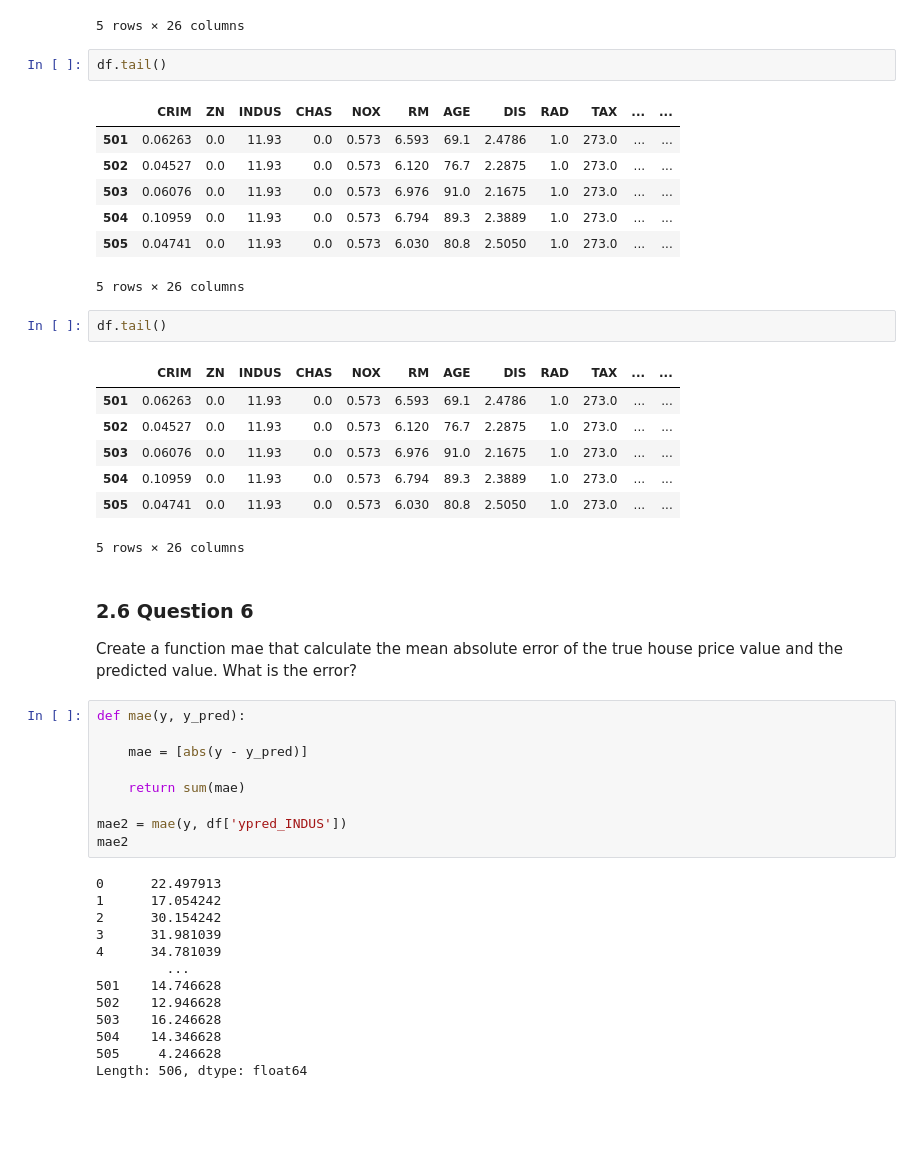
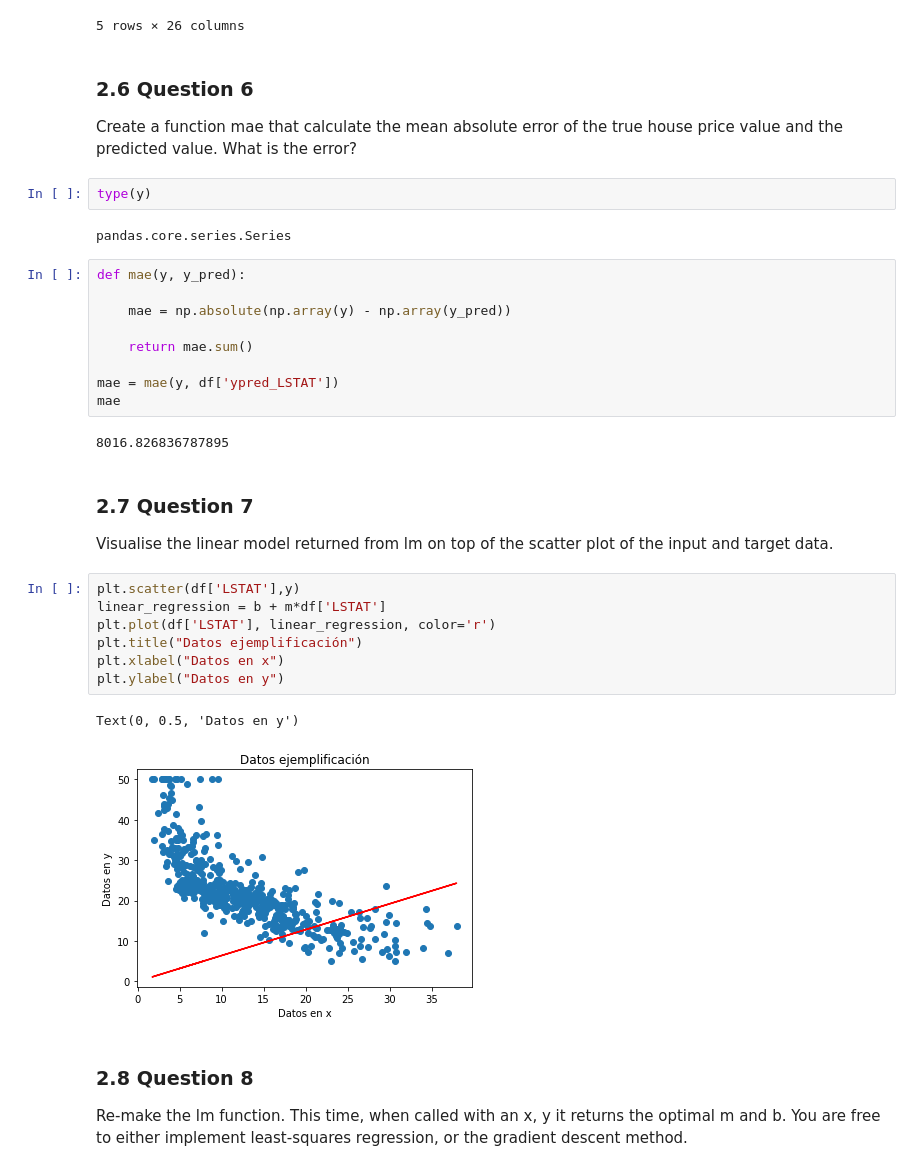
Before and after one commit to YosefGuevara012/ML_MIR, a Jupyter notebook: Lab 1. Linear regresion/Lab 1. Linear regression.ipynb, the cells around one changed output. Saved outputs shown, nothing was run; the diff lists cells and outputs as text; blank space fills up the shorter version.

```diff
--- a/Lab 1. Linear regresion/Lab 1. Linear regression.ipynb
+++ b/Lab 1. Linear regresion/Lab 1. Linear regression.ipynb
@@ -94,49 +133,42 @@ df.head()
 | 3 | 0.03237 | 0.0 | 2.18 | 0.0 | 0.458 | 6.998 | 45.8 | 6.0622 | 3.0 | 222.0 | ... | ... |
 | 4 | 0.06905 | 0.0 | 2.18 | 0.0 | 0.458 | 7.147 | 54.2 | 6.0622 | 3.0 | 222.0 | ... | ... |
 5 rows × 26 columns
-# %%
-df.tail()
-# %% [output]
-|  | CRIM | ZN | INDUS | CHAS | NOX | RM | AGE | DIS | RAD | TAX | ... | ... |
-| 501 | 0.06263 | 0.0 | 11.93 | 0.0 | 0.573 | 6.593 | 69.1 | 2.4786 | 1.0 | 273.0 | ... | ... |
-| 502 | 0.04527 | 0.0 | 11.93 | 0.0 | 0.573 | 6.120 | 76.7 | 2.2875 | 1.0 | 273.0 | ... | ... |
-| 503 | 0.06076 | 0.0 | 11.93 | 0.0 | 0.573 | 6.976 | 91.0 | 2.1675 | 1.0 | 273.0 | ... | ... |
-| 504 | 0.10959 | 0.0 | 11.93 | 0.0 | 0.573 | 6.794 | 89.3 | 2.3889 | 1.0 | 273.0 | ... | ... |
-| 505 | 0.04741 | 0.0 | 11.93 | 0.0 | 0.573 | 6.030 | 80.8 | 2.5050 | 1.0 | 273.0 | ... | ... |
-5 rows × 26 columns
-# %%
-df.tail()
-# %% [output]
-|  | CRIM | ZN | INDUS | CHAS | NOX | RM | AGE | DIS | RAD | TAX | ... | ... |
-| 501 | 0.06263 | 0.0 | 11.93 | 0.0 | 0.573 | 6.593 | 69.1 | 2.4786 | 1.0 | 273.0 | ... | ... |
-| 502 | 0.04527 | 0.0 | 11.93 | 0.0 | 0.573 | 6.120 | 76.7 | 2.2875 | 1.0 | 273.0 | ... | ... |
-| 503 | 0.06076 | 0.0 | 11.93 | 0.0 | 0.573 | 6.976 | 91.0 | 2.1675 | 1.0 | 273.0 | ... | ... |
-| 504 | 0.10959 | 0.0 | 11.93 | 0.0 | 0.573 | 6.794 | 89.3 | 2.3889 | 1.0 | 273.0 | ... | ... |
-| 505 | 0.04741 | 0.0 | 11.93 | 0.0 | 0.573 | 6.030 | 80.8 | 2.5050 | 1.0 | 273.0 | ... | ... |
-5 rows × 26 columns
 # %% [markdown]
 ### 2.6 Question 6
 Create a function mae that calculate the mean absolute error of the true
 house price value and the predicted value. What is the error?
+# %%
+type(y)
+# %% [output]
+pandas.core.series.Series
 # %%
 def mae(y, y_pred):
 
-    mae = [abs(y - y_pred)]
+    mae = np.absolute(np.array(y) - np.array(y_pred))
 
-    return sum(mae)
+    return mae.sum()
 
-mae2 = mae(y, df['ypred_INDUS'])
-mae2
+mae = mae(y, df['ypred_LSTAT'])
+mae
 # %% [output]
-0      22.497913
-1      17.054242
-2      30.154242
-3      31.981039
-4      34.781039
-         ...
-501    14.746628
-502    12.946628
-503    16.246628
-504    14.346628
-505     4.246628
-Length: 506, dtype: float64
+8016.826836787895
+# %% [markdown]
+### 2.7 Question 7
+Visualise the linear model returned from lm on top of the scatter plot of the
+input and target data.
+# %%
+plt.scatter(df['LSTAT'],y)
+linear_regression = b + m*df['LSTAT']
+plt.plot(df['LSTAT'], linear_regression, color='r')
+plt.title("Datos ejemplificación")
+plt.xlabel("Datos en x")
+plt.ylabel("Datos en y")
+# %% [output]
+Text(0, 0.5, 'Datos en y')
+[figure, added]
+# %% [markdown]
+### 2.8 Question 8
+Re-make the lm function. This time, when called with an x, y it returns
+the optimal m and b.
+You are free to either implement least-squares regression, or the gradient
+descent method.
```
Also changed, not shown: parts of 17 cells of this notebook.
